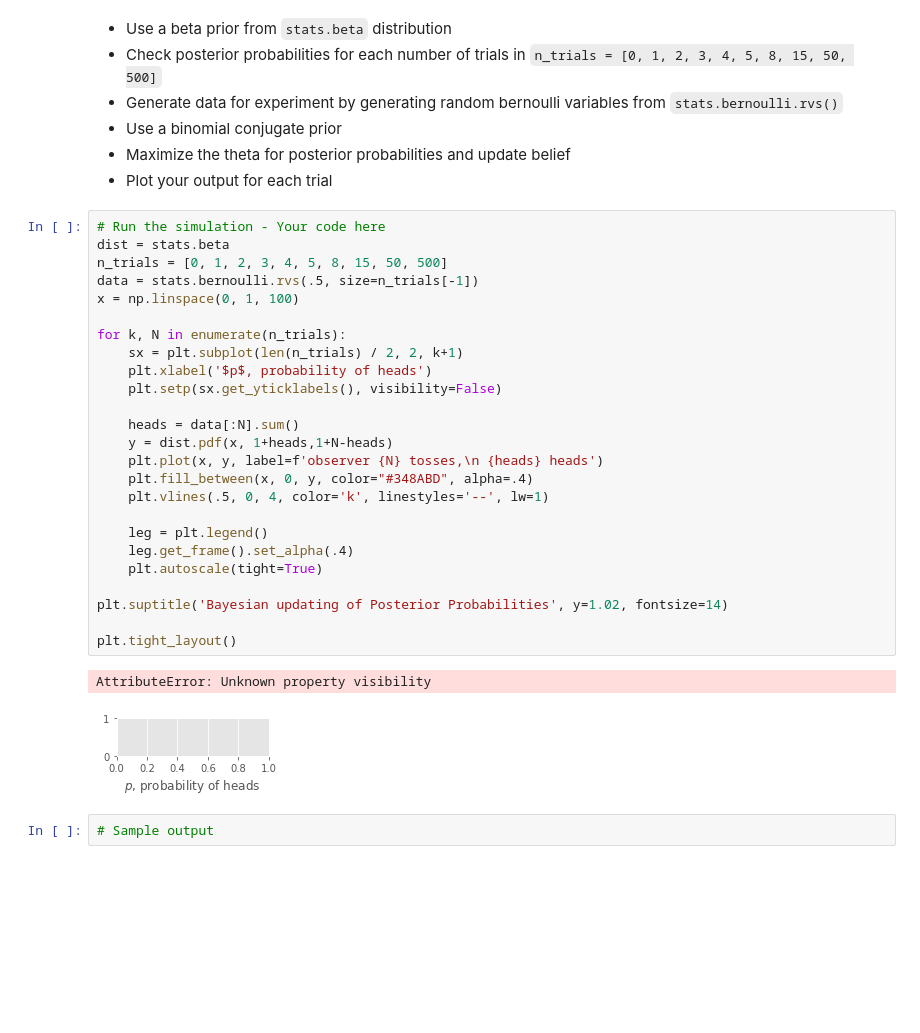
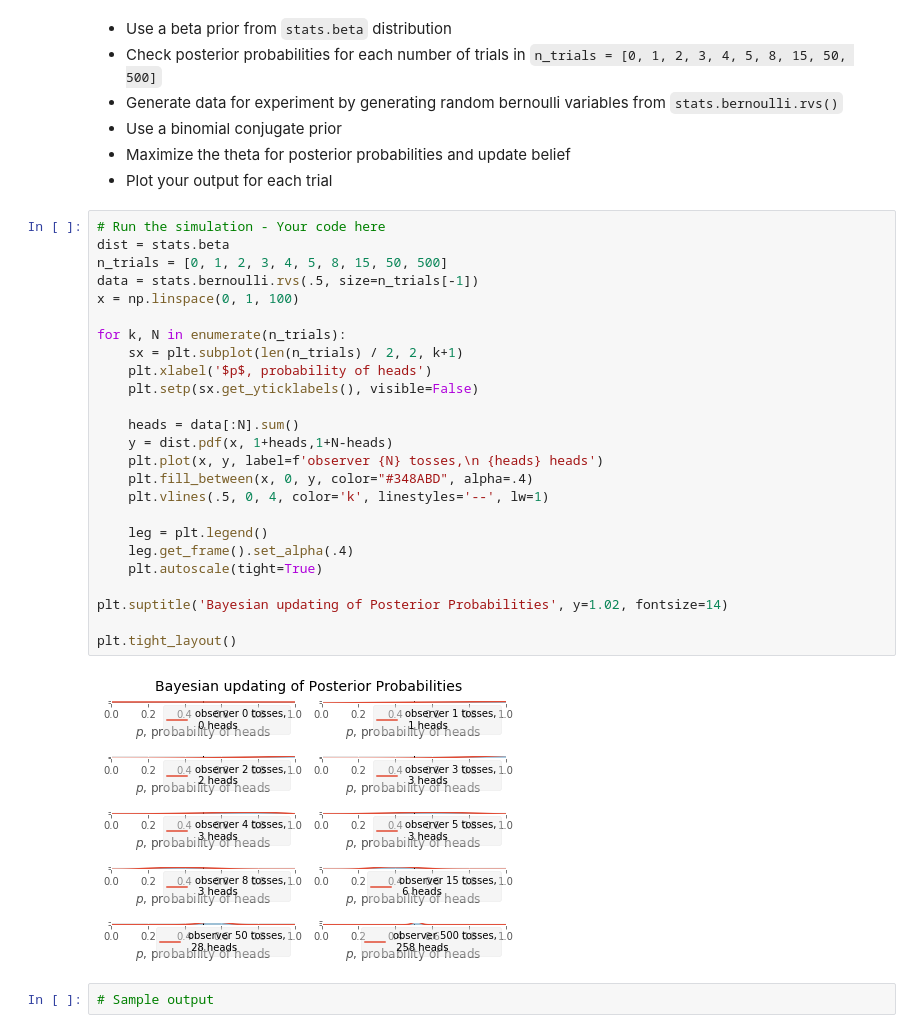
Before and after one commit to worldyne/dsc-2-21-14-bayesian-frameowork-lab-seattle-ds-career-040119, a Jupyter notebook: index.ipynb, the cells around one changed output. Drawn from its saved outputs; the diff is of its cells as text; blank space fills up the shorter version.

```diff
--- a/index.ipynb
+++ b/index.ipynb
@@ -41,31 +41,30 @@ figsize(15, 15)
 # %%
 # Run the simulation - Your code here
 dist = stats.beta
 n_trials = [0, 1, 2, 3, 4, 5, 8, 15, 50, 500]
 data = stats.bernoulli.rvs(.5, size=n_trials[-1])
 x = np.linspace(0, 1, 100)
 
 for k, N in enumerate(n_trials):
     sx = plt.subplot(len(n_trials) / 2, 2, k+1)
     plt.xlabel('$p$, probability of heads')
-    plt.setp(sx.get_yticklabels(), visibility=False)
+    plt.setp(sx.get_yticklabels(), visible=False)
 
     heads = data[:N].sum()
     y = dist.pdf(x, 1+heads,1+N-heads)
     plt.plot(x, y, label=f'observer {N} tosses,\n {heads} heads')
     plt.fill_between(x, 0, y, color="#348ABD", alpha=.4)
     plt.vlines(.5, 0, 4, color='k', linestyles='--', lw=1)
 
     leg = plt.legend()
     leg.get_frame().set_alpha(.4)
     plt.autoscale(tight=True)
 
 plt.suptitle('Bayesian updating of Posterior Probabilities', y=1.02, fontsize=14)
 
 plt.tight_layout()
 # %% [output]
-AttributeError: Unknown property visibility
-[figure, old version]
+[figure, new version]
 # %%
 # Sample output
 # %% [output]
```
